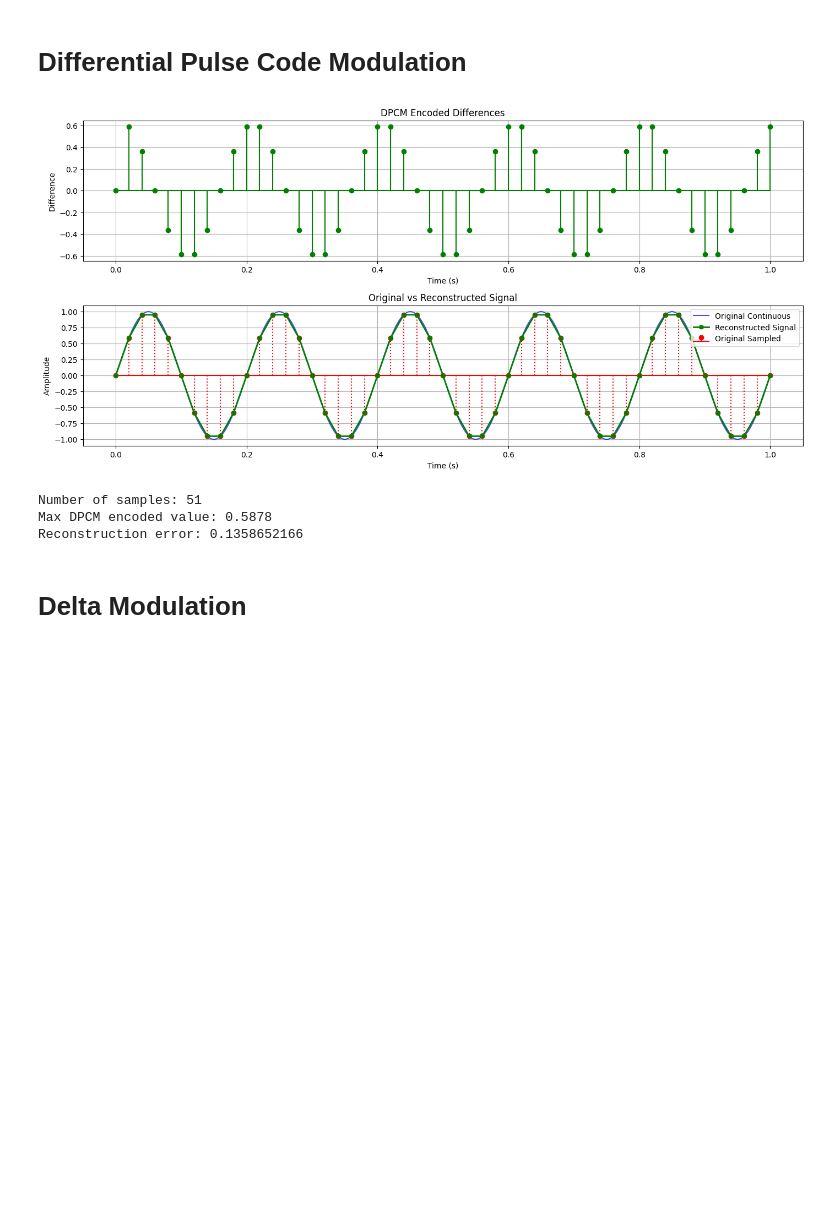
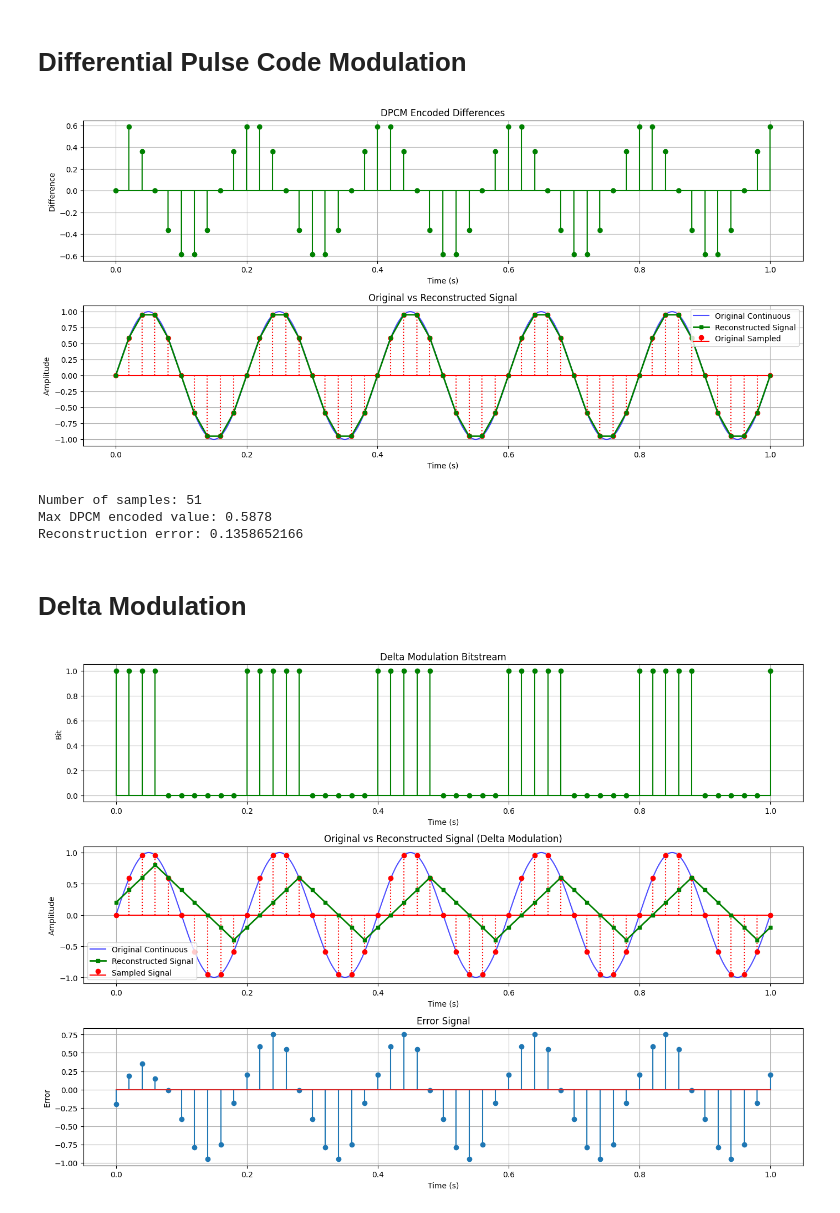
Before and after one commit to bibekjoshi01/ai-ml-journey, a Jupyter notebook: comm lab/pcm_dpcm_dm.ipynb, the cells around one changed output. Saved outputs shown, nothing was run; the diff lists cells and outputs as text; code cells hidden in the pictures; blank space fills up the shorter version.

```diff
--- a/comm lab/pcm_dpcm_dm.ipynb
+++ b/comm lab/pcm_dpcm_dm.ipynb
@@ -173,3 +220,88 @@ Max DPCM encoded value: 0.5878
 Reconstruction error: 0.1358652166
 # %% [markdown]
 # Delta Modulation
+# %%
+import matplotlib.pyplot as plt
+import numpy as np
+
+# Sampling parameters
+fs_continuous = 1000
+fs_sampling = 50
+
+t_continuous = np.arange(0, 1 + 1/fs_continuous, 1/fs_continuous)
+t_sampled = np.arange(0, 1 + 1/fs_sampling, 1/fs_sampling)
+
+# Message signal
+f = 5
+y_continuous = np.sin(2 * np.pi * f * t_continuous)
+y_sampled = np.sin(2 * np.pi * f * t_sampled)
+
+# Delta Modulation parameters
+delta = 0.2   # Step size (IMPORTANT PARAMETER)
+
+length = len(y_sampled)
+
+# Initialization
+y_reconstructed = np.zeros(length)
+dm_bits = np.zeros(length)
+
+reconstructed_value = 0  # Initial value
+
+# Delta Modulation Encoding + Reconstruction
+for i in range(length):
+    if reconstructed_value <= y_sampled[i]:
+        dm_bits[i] = 1
+        reconstructed_value += delta
+    else:
+        dm_bits[i] = 0
+        reconstructed_value -= delta
+
+    y_reconstructed[i] = reconstructed_value
+
+# Mean Square Error
+mse = np.mean((y_sampled - y_reconstructed) ** 2)
+
+# Plotting
+plt.figure(figsize=(14, 10))
+
+# Delta Modulated Bitstream
+plt.subplot(3, 1, 1)
+plt.stem(t_sampled, dm_bits, linefmt='g-', markerfmt='go', basefmt='g-')
+plt.xlabel('Time (s)')
+plt.ylabel('Bit')
+plt.title('Delta Modulation Bitstream')
+plt.grid(True)
+
+# Original vs Reconstructed
+plt.subplot(3, 1, 2)
+plt.plot(t_continuous, y_continuous, 'b-', label='Original Continuous',
+         linewidth=1.5, alpha=0.7)
+plt.stem(t_sampled, y_sampled, linefmt='r:', markerfmt='ro', basefmt='r-',
+         label='Sampled Signal')
+plt.plot(t_sampled, y_reconstructed, 'g-', marker='s', markersize=5,
+         label='Reconstructed Signal', linewidth=2)
+
+plt.xlabel('Time (s)')
+plt.ylabel('Amplitude')
+plt.title('Original vs Reconstructed Signal (Delta Modulation)')
+plt.grid(True)
+plt.legend()
+
+# Error Signal
+plt.subplot(3, 1, 3)
+error = y_sampled - y_reconstructed
+plt.stem(t_sampled, error)
+plt.xlabel('Time (s)')
+plt.ylabel('Error')
+plt.title('Error Signal')
+plt.grid(True)
+
+plt.tight_layout()
+plt.show()
+
+# Statistics
+print(f"Number of samples: {length}")
+print(f"Step size (delta): {delta}")
+print(f"Mean Square Error (MSE): {mse:.6f}")
+# %% [output]
+[figure, added]
```
Also changed, not shown: parts of 2 cells of this notebook, 1 other file.
